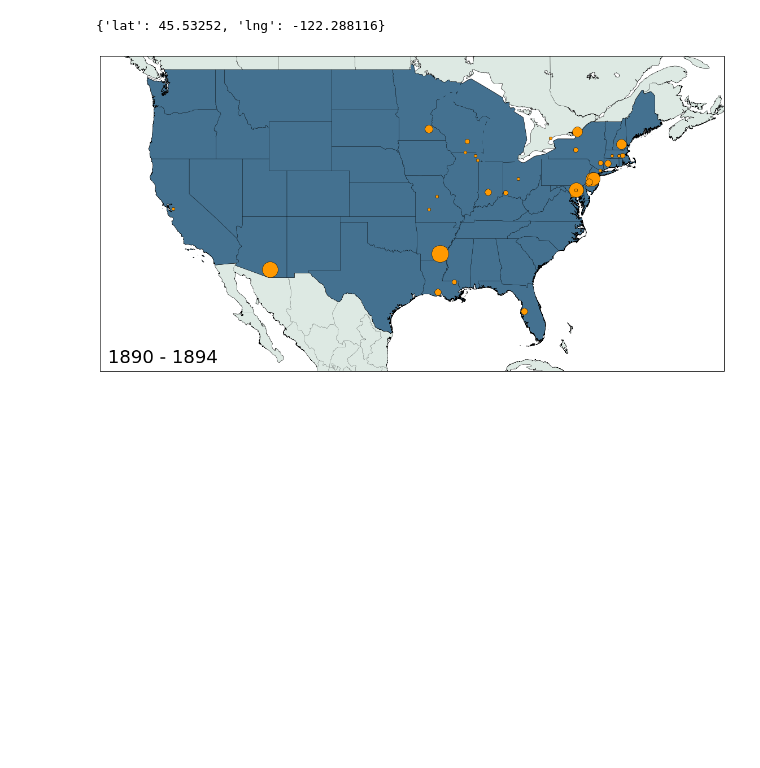
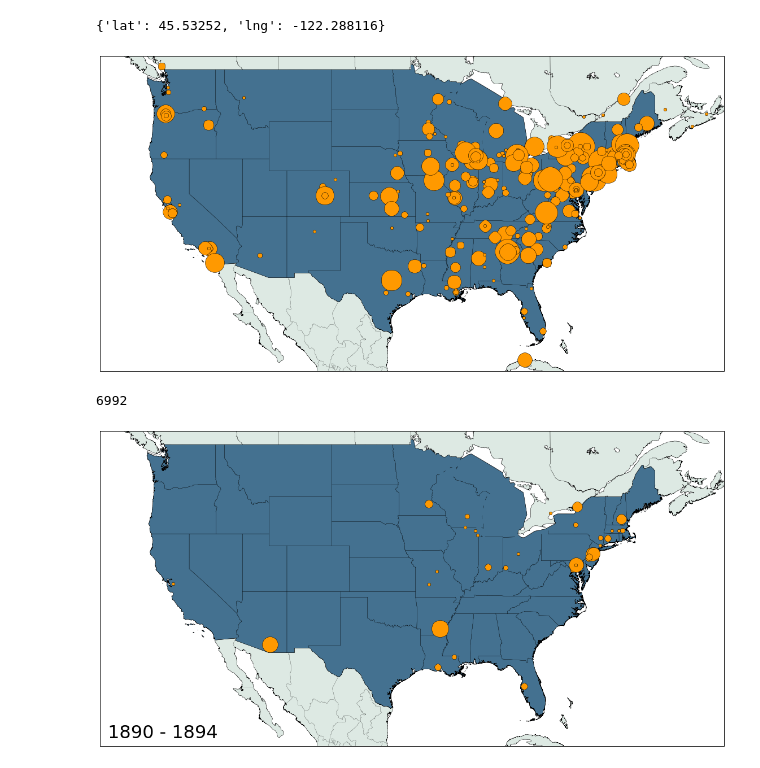
Before and after one commit to erickpeirson/MBL-course-data-visualizations, a Jupyter notebook: 2014-01-20 MBL Course Data.ipynb, the cells around one changed output. Saved outputs shown, nothing was run; the diff lists cells and outputs as text; code cells hidden in the pictures; blank space fills up the shorter version.

```diff
--- a/2014-01-20 MBL Course Data.ipynb
+++ b/2014-01-20 MBL Course Data.ipynb
@@ -620,6 +618,54 @@ for i in xrange(1885, 1950, slice_length):
                 writer.writerow( [key, str(value), str(geodata[key]['lat']), str(geodata[key]['lng']) ])
             except KeyError:
                 pass
+# %%
+affiliations_pool = [ datum['affiliation'] for datum in new_data if datum['date'] < 1950 ]
+affiliations_values = Counter(affiliations_pool)
+# %%
+if True:
+    geodata_slice = []
+    for a in affiliations_values:
+        try:
+            geodata_slice.append(geodata[a])
+        except KeyError:
+            pass
+
+    lons = [ v['lng'] for v in geodata_slice ]
+    lats = [ v['lat'] for v in geodata_slice ]
+    msize = affiliations_values.values()
+
+    plt.figure(figsize=(20,10), dpi=300)
+    map = Basemap(projection='merc', resolution = 'h', area_thresh = 1000.0, llcrnrlon=-130, llcrnrlat=22, urcrnrlon=-60, urcrnrlat=50)
+
+    map.drawcoastlines(linewidth=0.5)
+    map.drawcountries(linewidth=0.5)
+    r = 68./255.
+    g = 113./255.
+    b = 144./255.
+
+    map.fillcontinents(color = (221./255., 233./255., 227./255.))
+    map.drawmapboundary()
+
+    #http://www.gadm.org/
+    usa = map.readshapefile('/Users/erickpeirson/Downloads/USA_adm.zip Folder/USA_adm0', 'USA')
+
+    # Different color for US
+    usa[4].set_facecolors((r,g,b))
+    map.drawstates(linewidth=0.25)
+
+    #plt.text(100000, 100000, str(i)+ ' - ' + str(i+slice_length-1), fontsize=32)
+
+    x,y = map(lons, lats)
+    for lon, lat, size in zip(x, y, msize):
+        map.plot(lon, lat, markersize=np.log(size)*8, color='#FF9900', marker='o', ls='None')
+
+    plt.show()
+# %% [output]
+[figure, added]
+# %%
+len(affiliations_pool)
+# %% [output]
+6992
 # %%
 missing_geodata = {}
 for i in xrange(1890,1946, slice_length):
```
Also changed, not shown: parts of 5 cells of this notebook, 1 other file.
